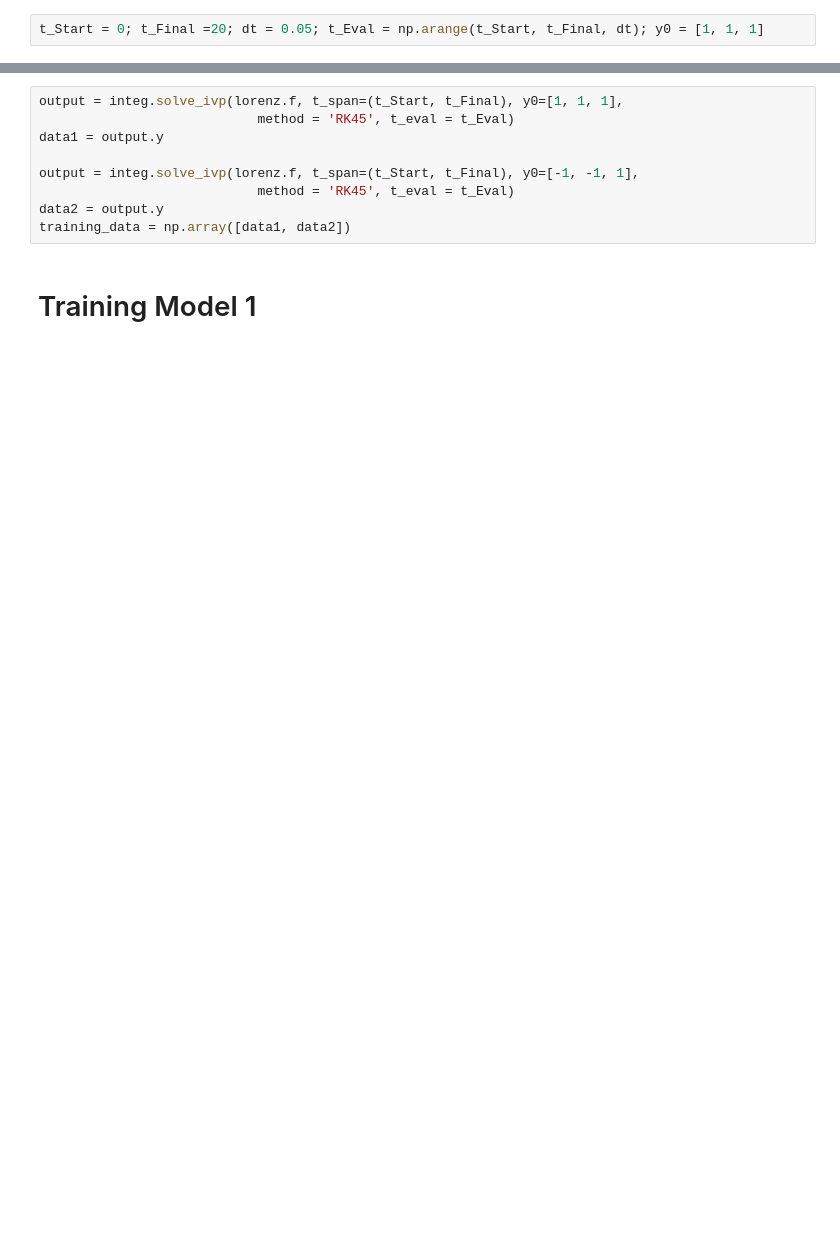
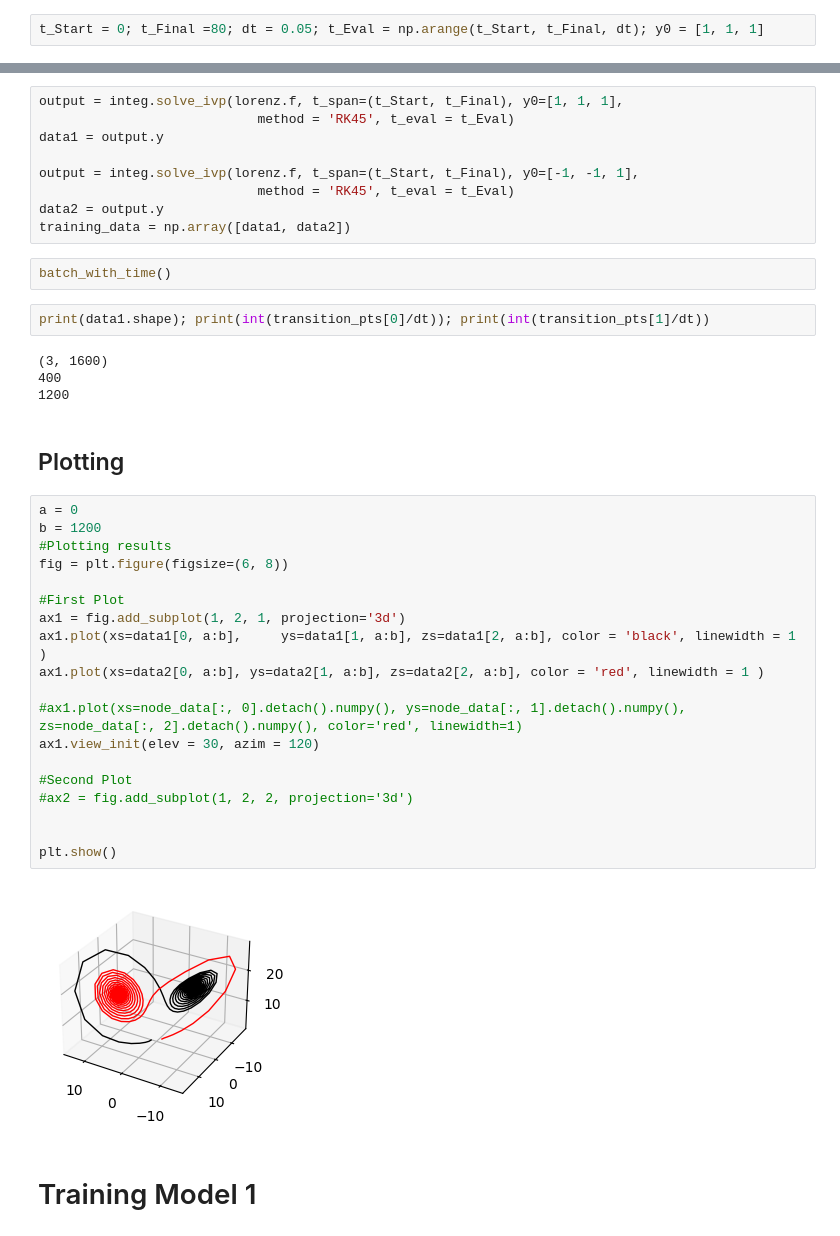
Before and after one commit to JPROSS18/JackRoss-PhD-Notes, a Jupyter notebook: LearningNonAuto_Lorenz_v2.ipynb, the cells around one changed output, grey strips where cells are left out. Cells and saved outputs as stored; diff of their text form; blank space fills up the shorter version.

```diff
--- a/LearningNonAuto_Lorenz_v2.ipynb
+++ b/LearningNonAuto_Lorenz_v2.ipynb
@@ -143,7 +173,7 @@ def batch(data, t, batch_length, batch_size): # data shape (traj, dim, time) #Al
 
     return batch_list, batch_time_list
 # %%
-t_Start = 0; t_Final =20; dt = 0.05; t_Eval = np.arange(t_Start, t_Final, dt); y0 = [1, 1, 1]
+t_Start = 0; t_Final =80; dt = 0.05; t_Eval = np.arange(t_Start, t_Final, dt); y0 = [1, 1, 1]
 # %%
 ## Sigmoid r
 k = 5
@@ -171,6 +241,37 @@ output = integ.solve_ivp(lorenz.f, t_span=(t_Start, t_Final), y0=[-1, -1, 1],
                             method = 'RK45', t_eval = t_Eval)
 data2 = output.y
 training_data = np.array([data1, data2])
+# %%
+batch_with_time()
+# %%
+print(data1.shape); print(int(transition_pts[0]/dt)); print(int(transition_pts[1]/dt))
+# %% [output]
+(3, 1600)
+400
+1200
+# %% [markdown]
+## Plotting
+# %%
+a = 0
+b = 1200
+#Plotting results
+fig = plt.figure(figsize=(6, 8))
+
+#First Plot
+ax1 = fig.add_subplot(1, 2, 1, projection='3d')
+ax1.plot(xs=data1[0, a:b],     ys=data1[1, a:b], zs=data1[2, a:b], color = 'black', linewidth = 1 )
+ax1.plot(xs=data2[0, a:b], ys=data2[1, a:b], zs=data2[2, a:b], color = 'red', linewidth = 1 )
+
+#ax1.plot(xs=node_data[:, 0].detach().numpy(), ys=node_data[:, 1].detach().numpy(), zs=node_data[:, 2].detach().numpy(), color='red', linewidth=1)
+ax1.view_init(elev = 30, azim = 120)
+
+#Second Plot
+#ax2 = fig.add_subplot(1, 2, 2, projection='3d')
+
+
+plt.show()
+# %% [output]
+[figure, added]
 # %% [markdown]
 # Training Model 1
 # %%
```
Also changed, not shown: parts of 16 cells of this notebook, 1 other file.
